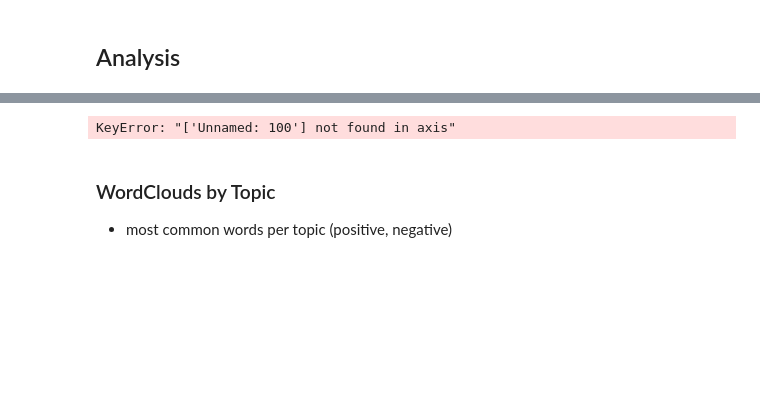
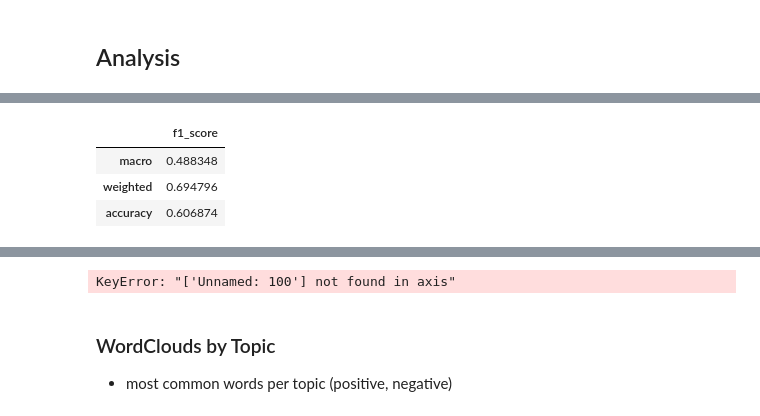
Before and after one commit to saiteki-kai/amazon-reviews, a Jupyter notebook: notebooks/05_asum.ipynb, the cells around one changed output, grey strips where cells are left out. Cells and saved outputs as stored; diff of their text form; code cells hidden in the pictures; blank space fills up the shorter version.

```diff
--- a/notebooks/05_asum.ipynb
+++ b/notebooks/05_asum.ipynb
@@ -84,3 +159,17 @@ filename_prefix = f"STO2-T{n_topics}-S2(2)-A{alpha}-B{','.join([f'{float(x)}' fo
+# %%
+pd.DataFrame({
+    "f1_score": [
+        f1_score(y_true, y_pred, average="macro"),
+        f1_score(y_true, y_pred, average="weighted"),
+        f1_score(y_true, y_pred, average="micro"),
+    ]},
+    index=["macro", "weighted", "accuracy"],
+)
+# %% [output]
+|  | f1_score |
+| macro | 0.488348 |
+| weighted | 0.694796 |
+| accuracy | 0.606874 |
 # %%
 df = pd.read_csv(asum_output_dir / f"{filename_prefix}-ProbWords.csv")
 
```
Also changed, not shown: parts of 16 cells of this notebook.
